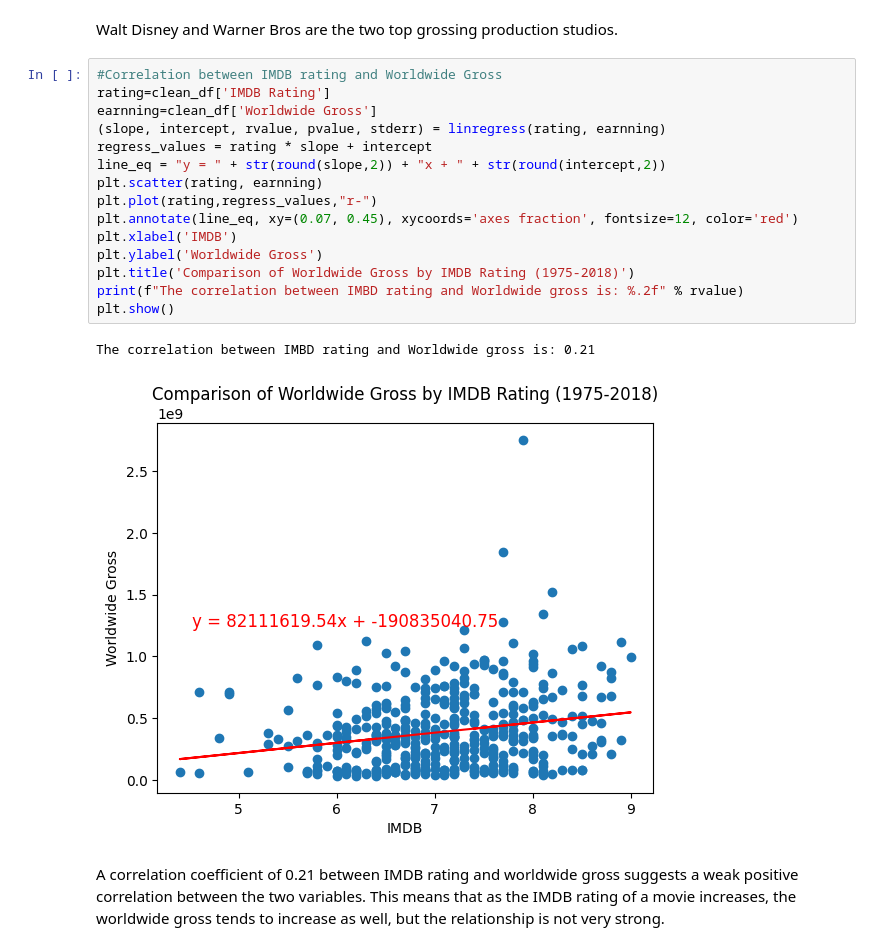
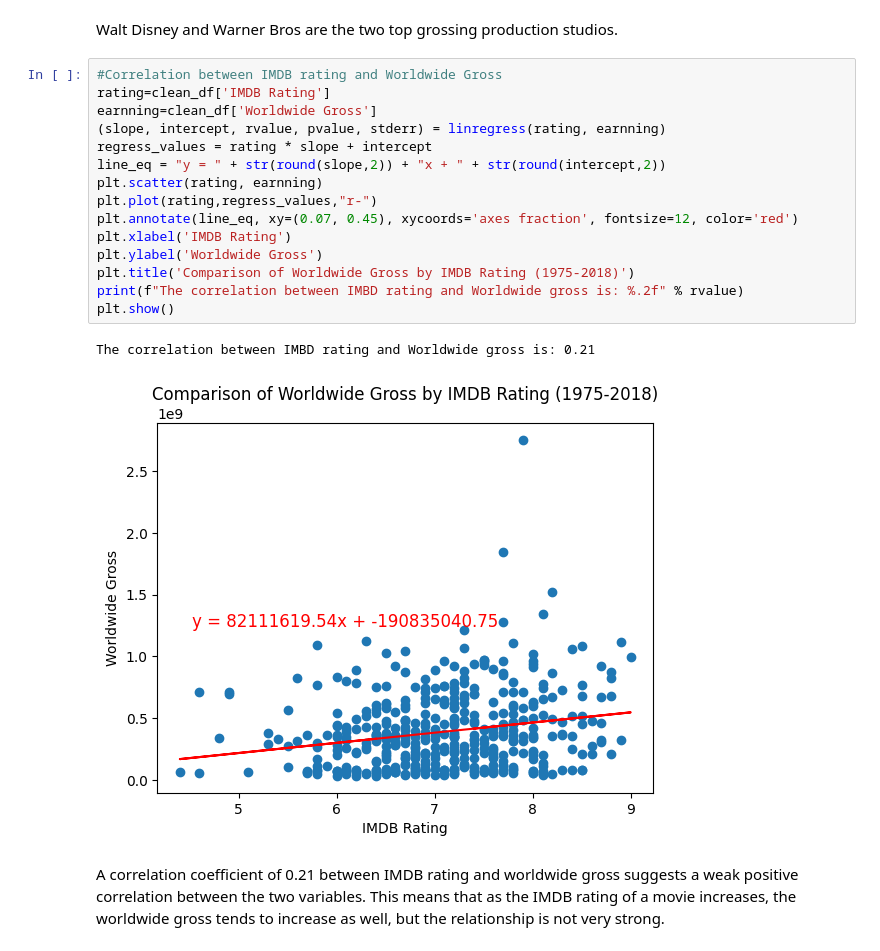
Before and after one commit to vmueller13/Worldwide-Earnings-of-Top-Movies-1975-2018, a Jupyter notebook: Movie_project_py.ipynb, the cells around one changed output. Saved outputs shown, nothing was run; the diff lists cells and outputs as text.

Commit message:
Adding IMBD Rating Title

```diff
--- a/Movie_project_py.ipynb
+++ b/Movie_project_py.ipynb
@@ -479,23 +488,23 @@ Text(0.5, 1.0, 'Worldwide Earnings of Production Studios (1975-2018)')
 [figure]
 # %% [markdown]
 Walt Disney and Warner Bros are the two top grossing production studios.
-# %%
-#Correlation between IMDB rating and Worldwide Gross
-rating=clean_df['IMDB Rating']
-earnning=clean_df['Worldwide Gross']
-(slope, intercept, rvalue, pvalue, stderr) = linregress(rating, earnning)
-regress_values = rating * slope + intercept
-line_eq = "y = " + str(round(slope,2)) + "x + " + str(round(intercept,2))
-plt.scatter(rating, earnning)
-plt.plot(rating,regress_values,"r-")
-plt.annotate(line_eq, xy=(0.07, 0.45), xycoords='axes fraction', fontsize=12, color='red')
-plt.xlabel('IMDB')
-plt.ylabel('Worldwide Gross')
-plt.title('Comparison of Worldwide Gross by IMDB Rating (1975-2018)')
-print(f"The correlation between IMBD rating and Worldwide gross is: %.2f" % rvalue)
-plt.show()
-# %% [output]
-The correlation between IMBD rating and Worldwide gross is: 0.21
-[figure, removed]
-# %% [markdown]
-A correlation coefficient of 0.21 between IMDB rating and worldwide gross suggests a weak positive correlation between the two variables. This means that as the IMDB rating of a movie increases, the worldwide gross tends to increase as well, but the relationship is not very strong.
+# %%
+#Correlation between IMDB rating and Worldwide Gross
+rating=clean_df['IMDB Rating']
+earnning=clean_df['Worldwide Gross']
+(slope, intercept, rvalue, pvalue, stderr) = linregress(rating, earnning)
+regress_values = rating * slope + intercept
+line_eq = "y = " + str(round(slope,2)) + "x + " + str(round(intercept,2))
+plt.scatter(rating, earnning)
+plt.plot(rating,regress_values,"r-")
+plt.annotate(line_eq, xy=(0.07, 0.45), xycoords='axes fraction', fontsize=12, color='red')
+plt.xlabel('IMDB Rating')
+plt.ylabel('Worldwide Gross')
+plt.title('Comparison of Worldwide Gross by IMDB Rating (1975-2018)')
+print(f"The correlation between IMBD rating and Worldwide gross is: %.2f" % rvalue)
+plt.show()
+# %% [output]
+The correlation between IMBD rating and Worldwide gross is: 0.21
+[figure, added]
+# %% [markdown]
+A correlation coefficient of 0.21 between IMDB rating and worldwide gross suggests a weak positive correlation between the two variables. This means that as the IMDB rating of a movie increases, the worldwide gross tends to increase as well, but the relationship is not very strong.
```
Also changed, not shown: parts of 2 cells of this notebook.
